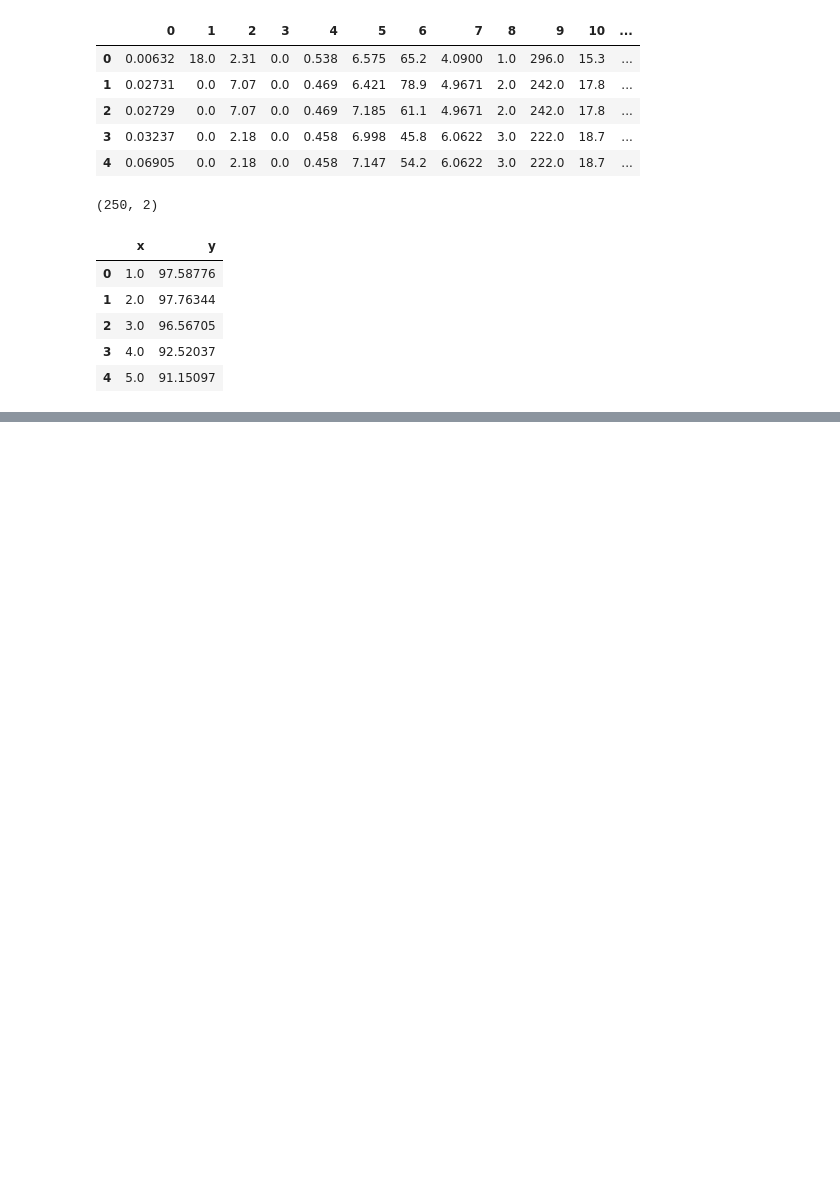
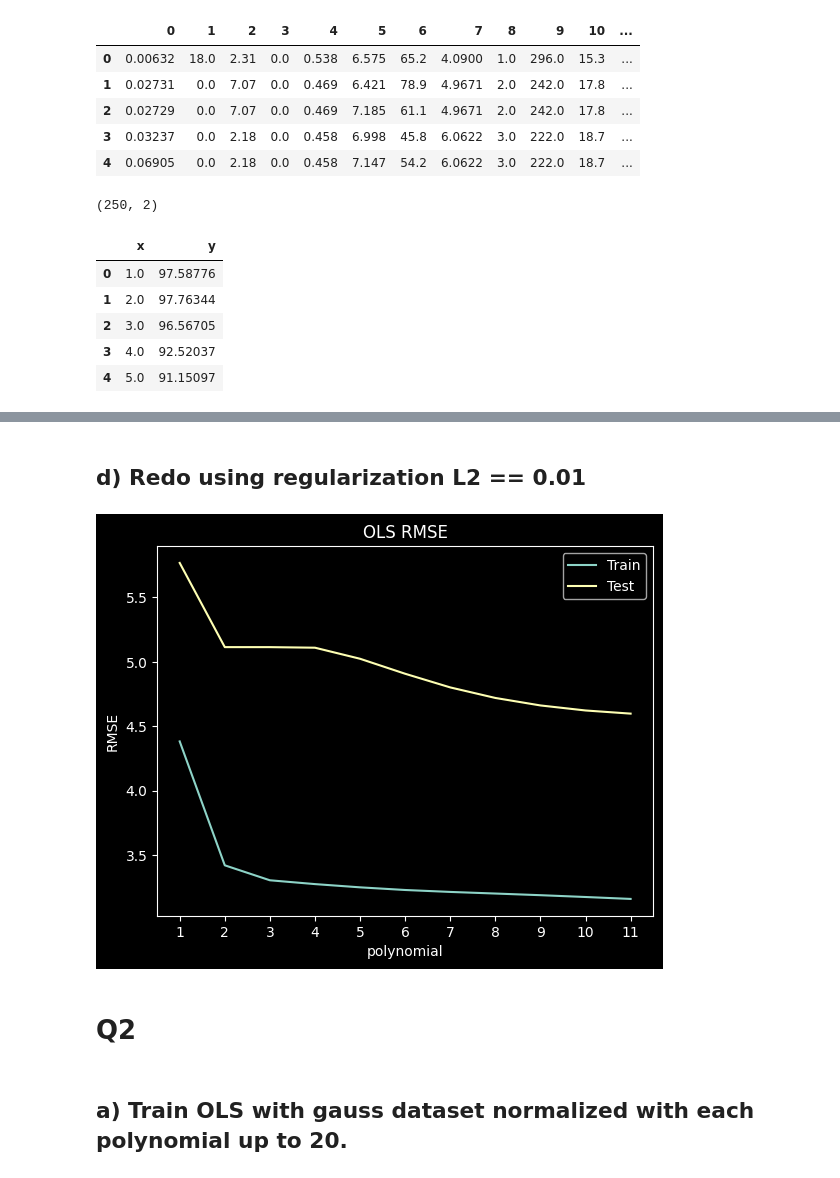
Before and after one commit to viniciuspxc/Reconhecimento_de_Padroes, a Jupyter notebook: Listas/Lista 2/Lista 02.ipynb, the cells around one changed output, grey strips where cells are left out. Cells and saved outputs as stored; diff of their text form; code cells hidden in the pictures; blank space fills up the shorter version.

```diff
--- a/Listas/Lista 2/Lista 02.ipynb
+++ b/Listas/Lista 2/Lista 02.ipynb
@@ -155,0 +150,33 @@ df_iris.head()
+# %% [markdown]
+## d) Redo using regularization L2 == 0.01
+# %%
+OLS = OrdinaryLeastSquares()
+train_data = pd.DataFrame()
+test_data = pd.DataFrame()
+rmse_train = []
+rmse_test = []
+
+for train, test in zip(polynom_train, polynom_test):
+
+    OLS.fit(train, y_train_norm, target_max=y_max,
+            target_min=y_min, regularization=0.01)
+    rmse_train.append(OLS.unormalized_rmse)
+    y_pred_norm = OLS.predict(test)
+    y_pred = y_pred_norm * (y_max - y_min) + y_min
+    rmse_test.append(sqrt(np.mean((y_test - y_pred) ** 2)))
+# %%
+x_axis = range(1, len(rmse_train) + 1)
+plt.plot(x_axis, rmse_train, label="Train")
+plt.plot(x_axis, rmse_test, label='Test')
+plt.xlabel('polynomial')
+plt.xticks(x_axis)
+plt.ylabel('RMSE')
+plt.title("OLS RMSE")
+plt.legend()
+plt.show()
+# %% [output]
+[figure, added]
+# %% [markdown]
+# Q2
+# %% [markdown]
+## a) Train OLS with gauss dataset normalized with each polynomial up to 20.
```
Also changed, not shown: parts of 39 cells of this notebook.
